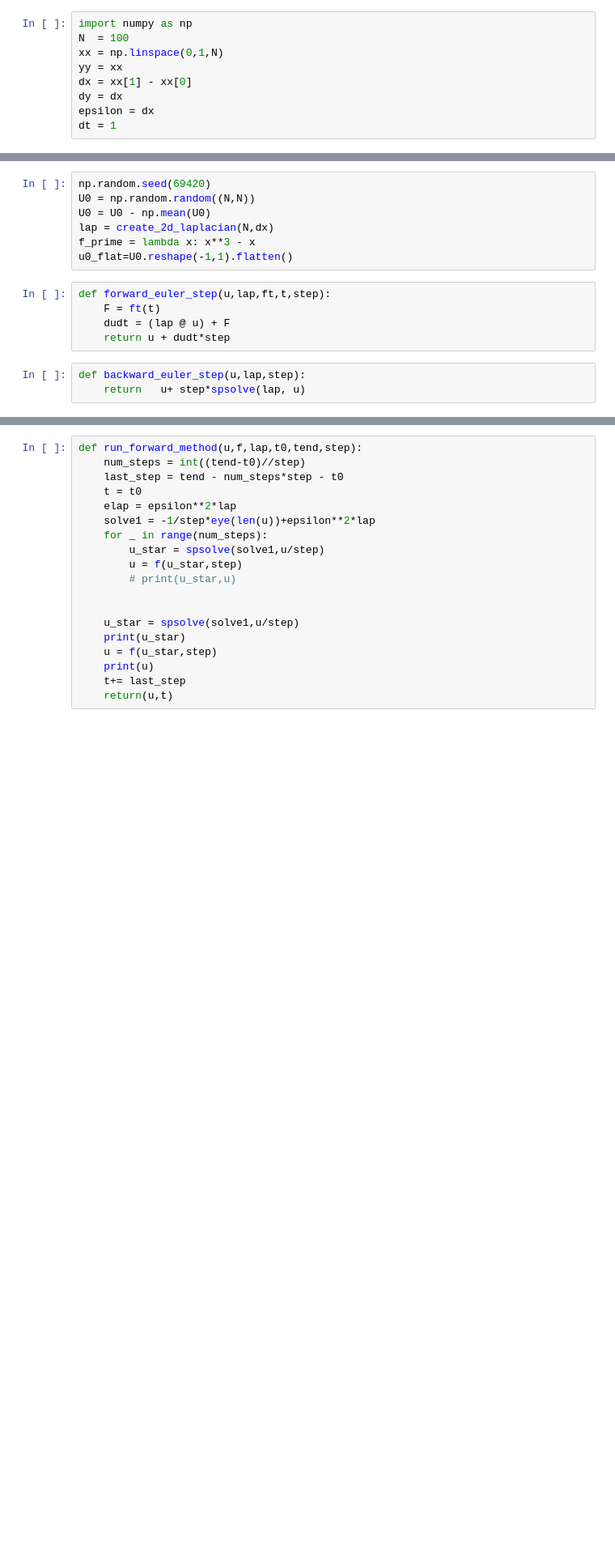
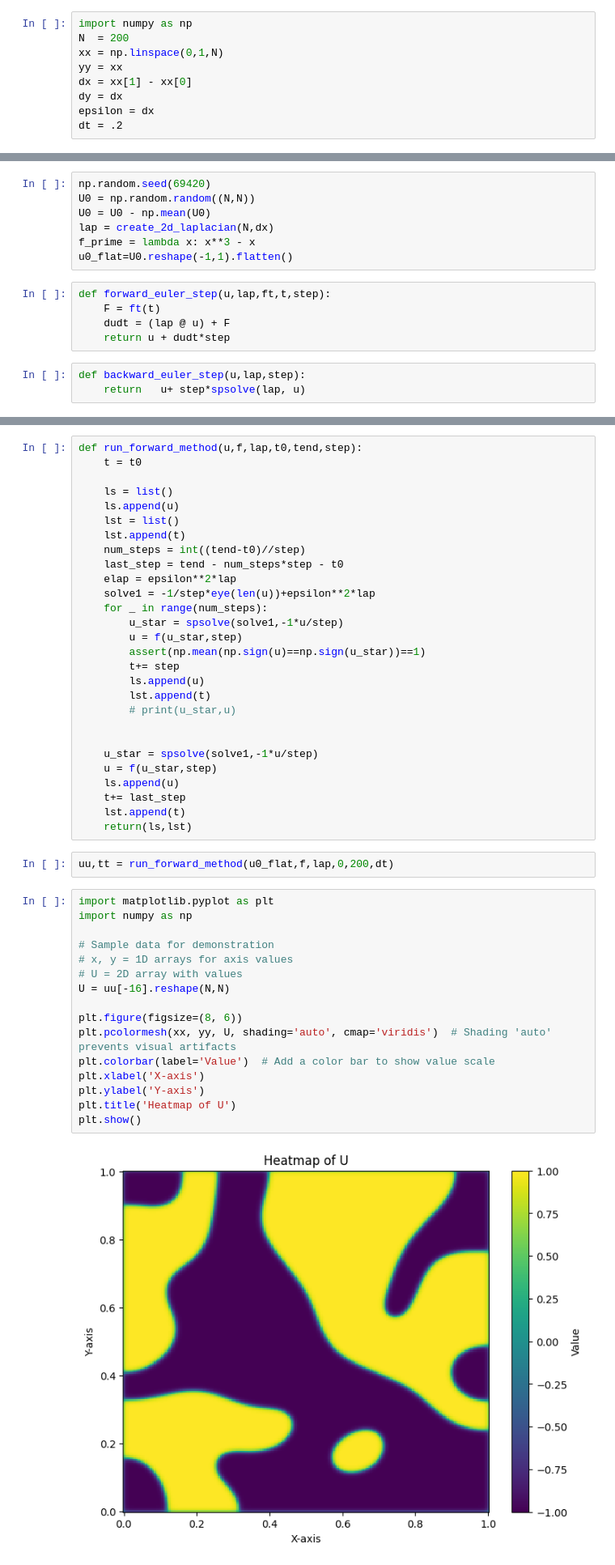
Before and after one commit to andrewholmberg/math_550_numerical_pdes, a Jupyter notebook: Homework 3/homework_3.ipynb, the cells around one changed output, grey strips where cells are left out. Shown at 81% size. Saved outputs shown, nothing was run; the diff lists cells and outputs as text; blank space fills up the shorter version.

```diff
--- a/Homework 3/homework_3.ipynb
+++ b/Homework 3/homework_3.ipynb
@@ -6,12 +8,12 @@ from scipy.sparse.linalg import spsolve
 # %%
 import numpy as np
-N  = 100
+N  = 200
 xx = np.linspace(0,1,N)
 yy = xx
 dx = xx[1] - xx[0]
 dy = dx
 epsilon = dx
-dt = 1
+dt = .2
 # %%
 def create_1d_laplacian(n):
     """Creates a 1D Laplacian matrix of size n x n."""
@@ -48,19 +50,48 @@ f = lambda u,dt : u*np.exp(dt)/(np.sqrt(1+u**2*(np.exp(2*dt)-1)))
 # %%
 def run_forward_method(u,f,lap,t0,tend,step):
+    t = t0
+
+    ls = list()
+    ls.append(u)
+    lst = list()
+    lst.append(t)
     num_steps = int((tend-t0)//step)
     last_step = tend - num_steps*step - t0
-    t = t0
     elap = epsilon**2*lap
     solve1 = -1/step*eye(len(u))+epsilon**2*lap
     for _ in range(num_steps):
-        u_star = spsolve(solve1,u/step)
+        u_star = spsolve(solve1,-1*u/step)
         u = f(u_star,step)
+        assert(np.mean(np.sign(u)==np.sign(u_star))==1)
+        t+= step
+        ls.append(u)
+        lst.append(t)
         # print(u_star,u)
 
 
-    u_star = spsolve(solve1,u/step)
-    print(u_star)
+    u_star = spsolve(solve1,-1*u/step)
     u = f(u_star,step)
-    print(u)
+    ls.append(u)
     t+= last_step
-    return(u,t)
+    lst.append(t)
+    return(ls,lst)
+# %%
+uu,tt = run_forward_method(u0_flat,f,lap,0,200,dt)
+# %%
+import matplotlib.pyplot as plt
+import numpy as np
+
+# Sample data for demonstration
+# x, y = 1D arrays for axis values
+# U = 2D array with values
+U = uu[-16].reshape(N,N)
+
+plt.figure(figsize=(8, 6))
+plt.pcolormesh(xx, yy, U, shading='auto', cmap='viridis')  # Shading 'auto' prevents visual artifacts
+plt.colorbar(label='Value')  # Add a color bar to show value scale
+plt.xlabel('X-axis')
+plt.ylabel('Y-axis')
+plt.title('Heatmap of U')
+plt.show()
+# %% [output]
+[figure, added]
```
Also changed, not shown: parts of 18 cells of this notebook, 1 other file.
